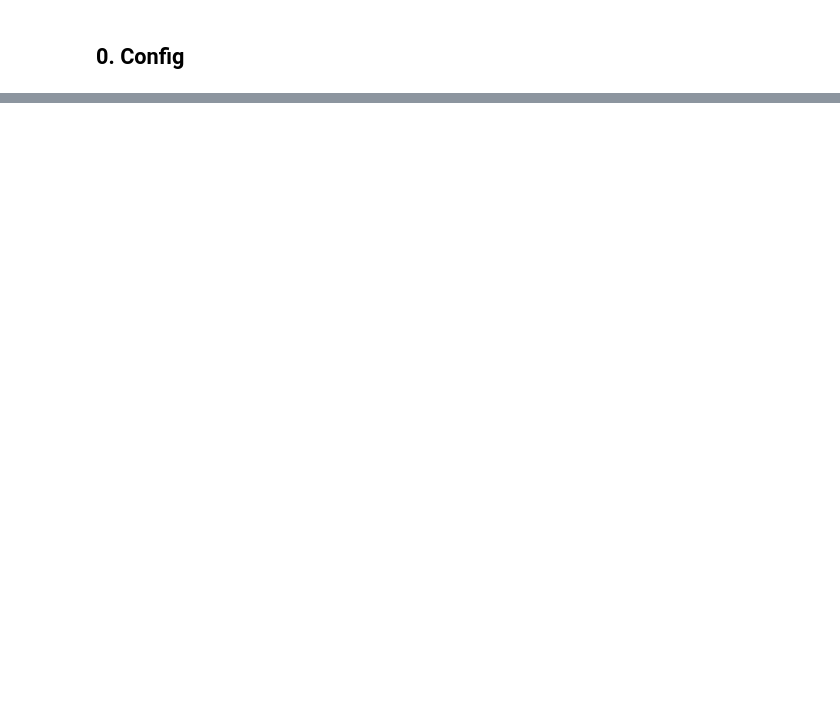
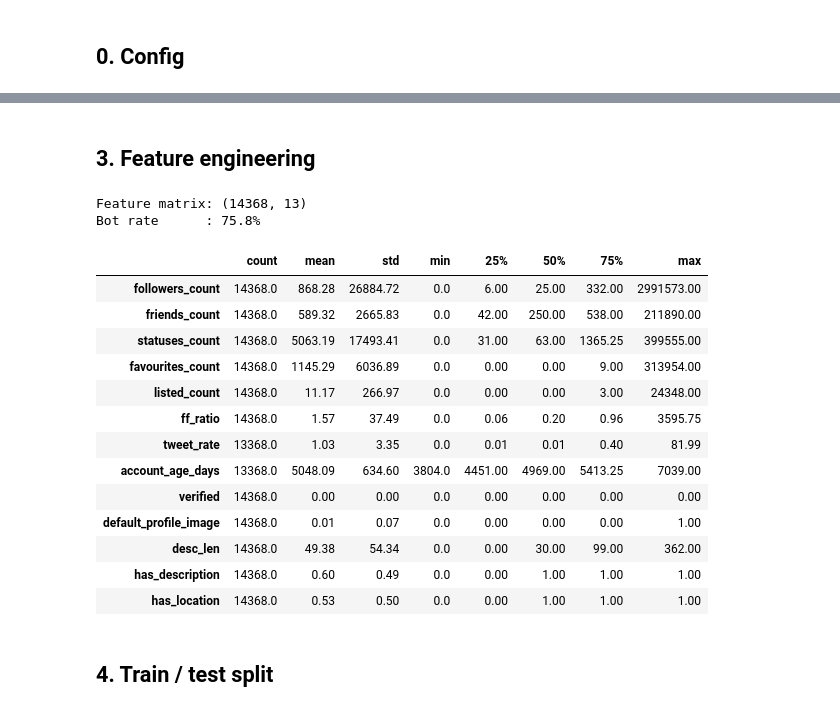
Before and after one commit to AhteshamAlvi/Twibot_Detection_Research, a Jupyter notebook: notebooks/training/logistic_regression_training.ipynb, the cells around one changed output, grey strips where cells are left out. Cells and saved outputs as stored; diff of their text form; code cells hidden in the pictures; blank space fills up the shorter version.

```diff
--- a/notebooks/training/logistic_regression_training.ipynb
+++ b/notebooks/training/logistic_regression_training.ipynb
@@ -788,0 +80,6 @@ experiment_outputs["cresci_2017"]["predictions"].head(10)
+# %%
+df = pd.read_csv(USERS_CSV)
+print(f"Loaded {len(df):,} rows × {df.shape[1]} columns")
+print("\nLabel distribution:")
+print(df["label"].value_counts())
+df.head(3)
@@ -788,0 +98,68 @@ experiment_outputs["cresci_2017"]["predictions"].head(10)
+# %% [markdown]
+## 3. Feature engineering
+# %%
+def build_features(df: pd.DataFrame) -> pd.DataFrame:
+    """Return a feature matrix (one row per user)."""
+    feat = pd.DataFrame(index=df.index)
+
+    feat["followers_count"]  = pd.to_numeric(df["followers_count"],  errors="coerce")
+    feat["friends_count"]    = pd.to_numeric(df["friends_count"],    errors="coerce")
+    feat["statuses_count"]   = pd.to_numeric(df["statuses_count"],   errors="coerce")
+    feat["favourites_count"] = pd.to_numeric(df["favourites_count"], errors="coerce")
+    feat["listed_count"]     = pd.to_numeric(df["listed_count"],     errors="coerce")
+
+    # follower/friend ratio
+    feat["ff_ratio"] = (
+        feat["followers_count"] /
+        (feat["friends_count"] + 1)
+    )
+
+    # tweets per day since the account was created
+    created = pd.to_datetime(df["created_at"], errors="coerce", utc=True)
+    age_days = (pd.Timestamp.utcnow() - created).dt.days.clip(lower=1)
+    feat["tweet_rate"] = feat["statuses_count"] / age_days
+
+    feat["account_age_days"] = age_days
+
+    feat["verified"] = (
+        df["verified"].astype(str).str.strip().str.lower()
+        .map({"true": 1, "1": 1, "false": 0, "0": 0})
+        .fillna(0).astype(int)
+    )
+    feat["default_profile_image"] = (
+        pd.to_numeric(df["default_profile_image"], errors="coerce")
+        .fillna(0).astype(int)
+    )
+
+    feat["desc_len"]        = df["description"].fillna("").str.len()
+    feat["has_description"] = (feat["desc_len"] > 0).astype(int)
+    feat["has_location"]    = df["location"].notna().astype(int)
+
+    return feat
+
+
+X = build_features(df)
+y = (df["label"] == "bot").astype(int)
+
+print(f"Feature matrix: {X.shape}")
+print(f"Bot rate      : {y.mean():.1%}")
+X.describe().T.round(2)
+# %% [output]
+Feature matrix: (14368, 13)
+Bot rate      : 75.8%
+|  | count | mean | std | min | 25% | 50% | 75% | max |
+| followers_count | 14368.0 | 868.28 | 26884.72 | 0.0 | 6.00 | 25.00 | 332.00 | 2991573.00 |
+| friends_count | 14368.0 | 589.32 | 2665.83 | 0.0 | 42.00 | 250.00 | 538.00 | 211890.00 |
+| statuses_count | 14368.0 | 5063.19 | 17493.41 | 0.0 | 31.00 | 63.00 | 1365.25 | 399555.00 |
+| favourites_count | 14368.0 | 1145.29 | 6036.89 | 0.0 | 0.00 | 0.00 | 9.00 | 313954.00 |
+| listed_count | 14368.0 | 11.17 | 266.97 | 0.0 | 0.00 | 0.00 | 3.00 | 24348.00 |
+| ff_ratio | 14368.0 | 1.57 | 37.49 | 0.0 | 0.06 | 0.20 | 0.96 | 3595.75 |
+| tweet_rate | 13368.0 | 1.03 | 3.35 | 0.0 | 0.01 | 0.01 | 0.40 | 81.99 |
+| account_age_days | 13368.0 | 5048.09 | 634.60 | 3804.0 | 4451.00 | 4969.00 | 5413.25 | 7039.00 |
+| verified | 14368.0 | 0.00 | 0.00 | 0.0 | 0.00 | 0.00 | 0.00 | 0.00 |
+| default_profile_image | 14368.0 | 0.01 | 0.07 | 0.0 | 0.00 | 0.00 | 0.00 | 1.00 |
+| desc_len | 14368.0 | 49.38 | 54.34 | 0.0 | 0.00 | 30.00 | 99.00 | 362.00 |
+| has_description | 14368.0 | 0.60 | 0.49 | 0.0 | 0.00 | 1.00 | 1.00 | 1.00 |
+| has_location | 14368.0 | 0.53 | 0.50 | 0.0 | 0.00 | 1.00 | 1.00 | 1.00 |
+# %% [markdown]
+## 4. Train / test split
```
Also changed, not shown: parts of 39 cells of this notebook.
